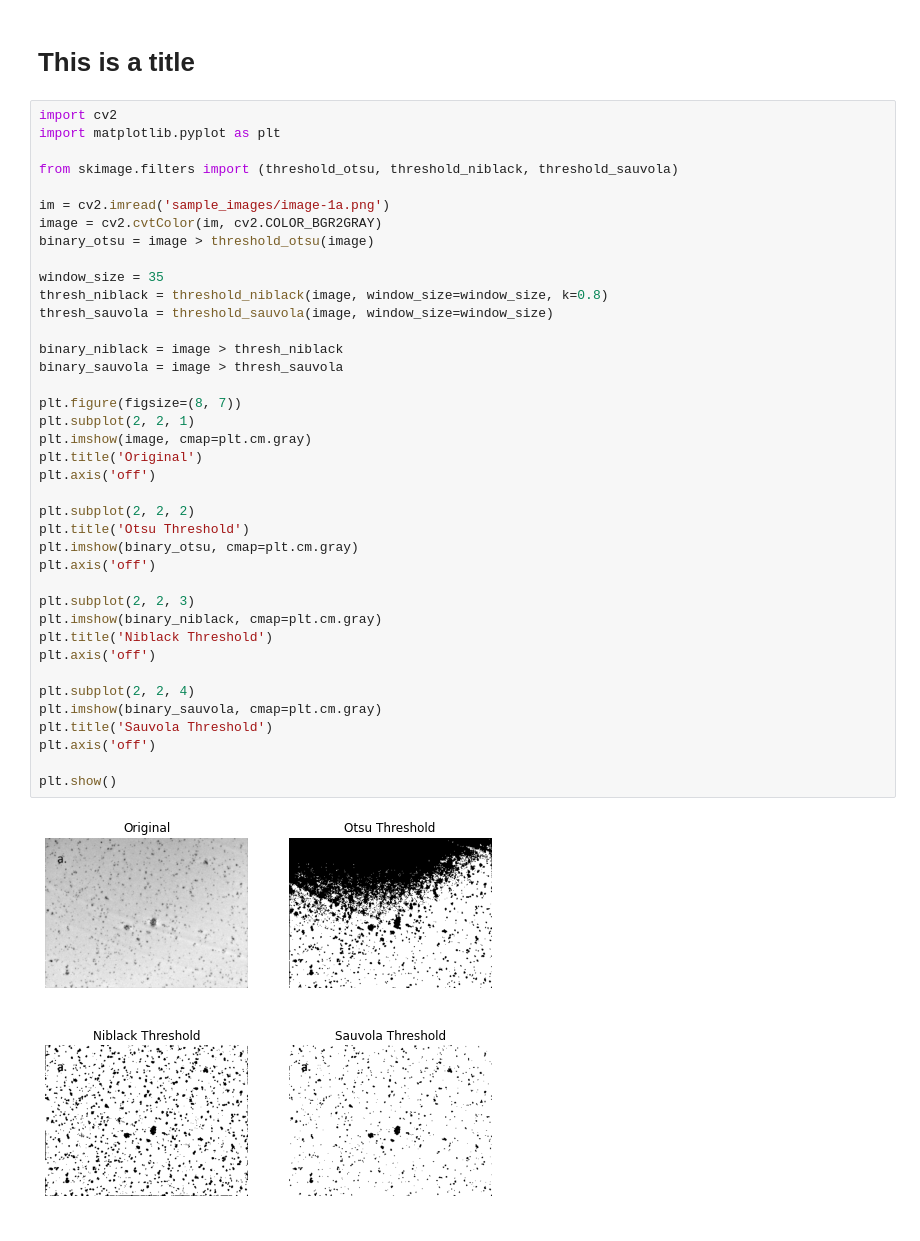
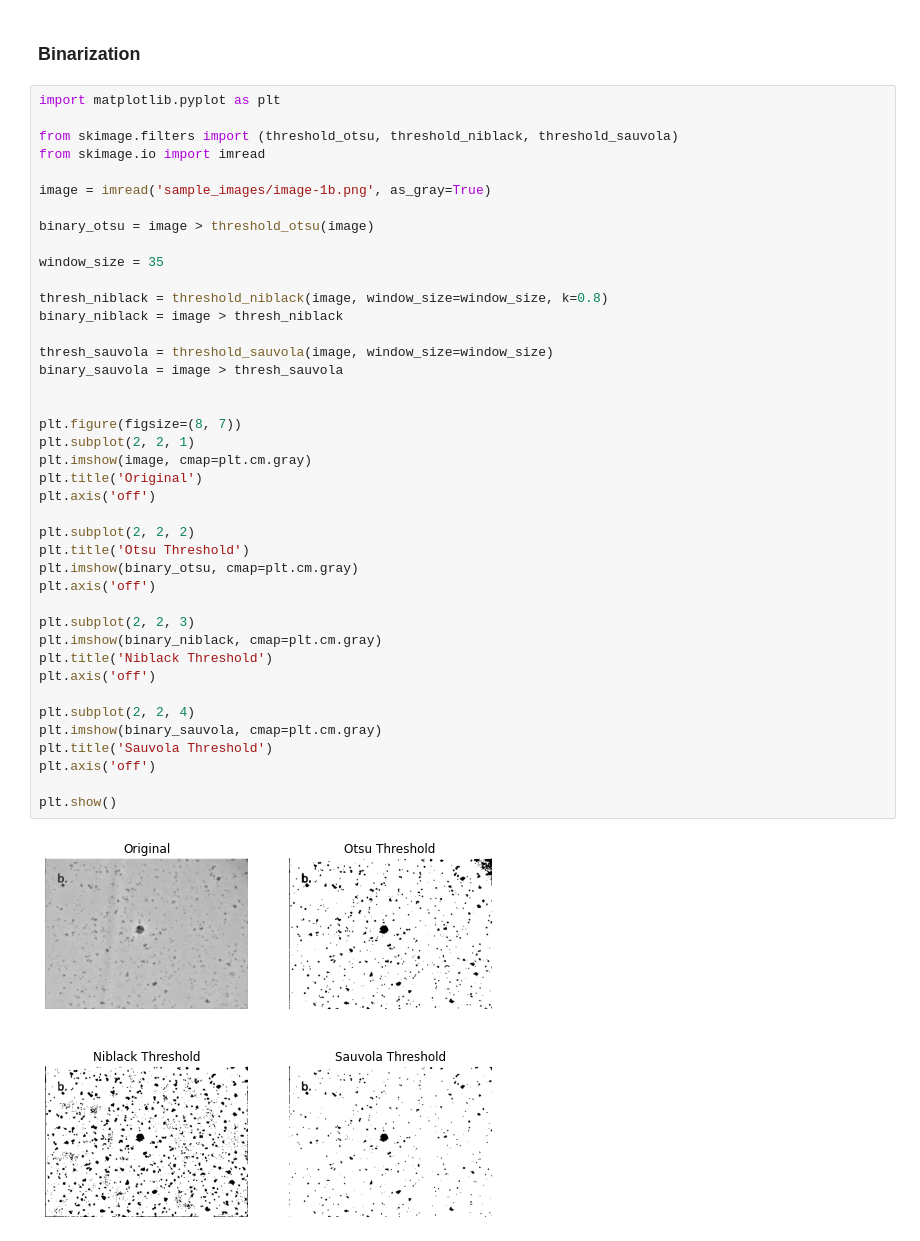
Before and after one commit to kevinzunigacuellar/ms-project, a Jupyter notebook: notebook.ipynb, the cells around one changed output. Saved outputs shown, nothing was run; the diff lists cells and outputs as text.

Commit message:
update notes on binarization

```diff
--- a/notebook.ipynb
+++ b/notebook.ipynb
@@ -1,43 +1,45 @@
-# %% [markdown]
-# This is a title
+# %% [markdown]
+### Binarization
 # %%
-import cv2
 import matplotlib.pyplot as plt
 
 from skimage.filters import (threshold_otsu, threshold_niblack, threshold_sauvola)
+from skimage.io import imread
 
-im = cv2.imread('sample_images/image-1a.png')
-image = cv2.cvtColor(im, cv2.COLOR_BGR2GRAY)
+image = imread('sample_images/image-1b.png', as_gray=True)
+
 binary_otsu = image > threshold_otsu(image)
 
 window_size = 35
+
 thresh_niblack = threshold_niblack(image, window_size=window_size, k=0.8)
+binary_niblack = image > thresh_niblack
+
 thresh_sauvola = threshold_sauvola(image, window_size=window_size)
+binary_sauvola = image > thresh_sauvola
 
-binary_niblack = image > thresh_niblack
-binary_sauvola = image > thresh_sauvola
 
 plt.figure(figsize=(8, 7))
 plt.subplot(2, 2, 1)
 plt.imshow(image, cmap=plt.cm.gray)
 plt.title('Original')
 plt.axis('off')
 
 plt.subplot(2, 2, 2)
 plt.title('Otsu Threshold')
 plt.imshow(binary_otsu, cmap=plt.cm.gray)
 plt.axis('off')
 
 plt.subplot(2, 2, 3)
 plt.imshow(binary_niblack, cmap=plt.cm.gray)
 plt.title('Niblack Threshold')
 plt.axis('off')
 
 plt.subplot(2, 2, 4)
 plt.imshow(binary_sauvola, cmap=plt.cm.gray)
 plt.title('Sauvola Threshold')
 plt.axis('off')
 
 plt.show()
 # %% [output]
-[figure, old version]
+[figure, new version]
```
